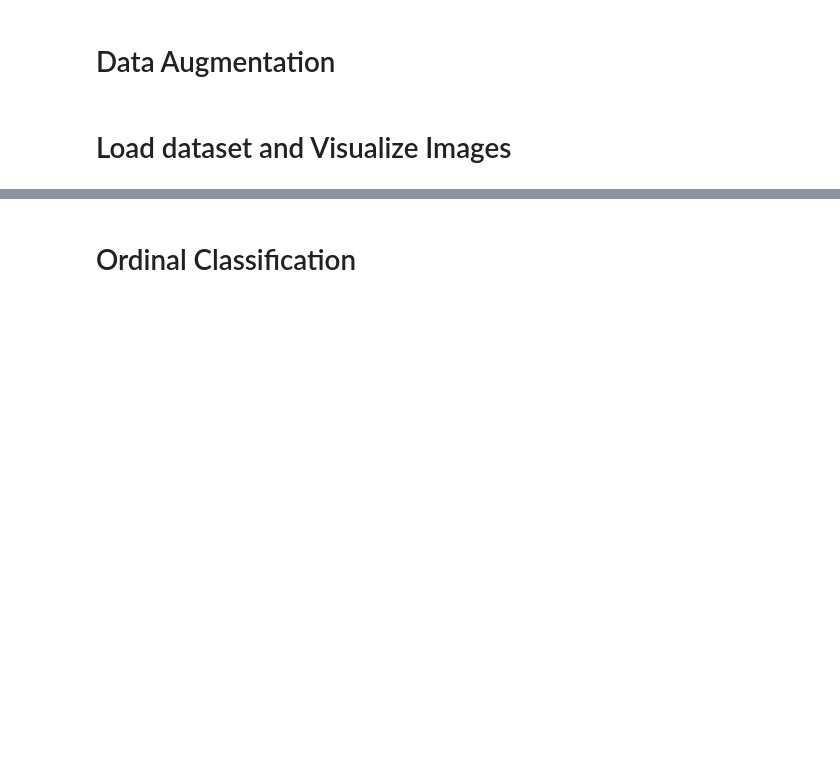
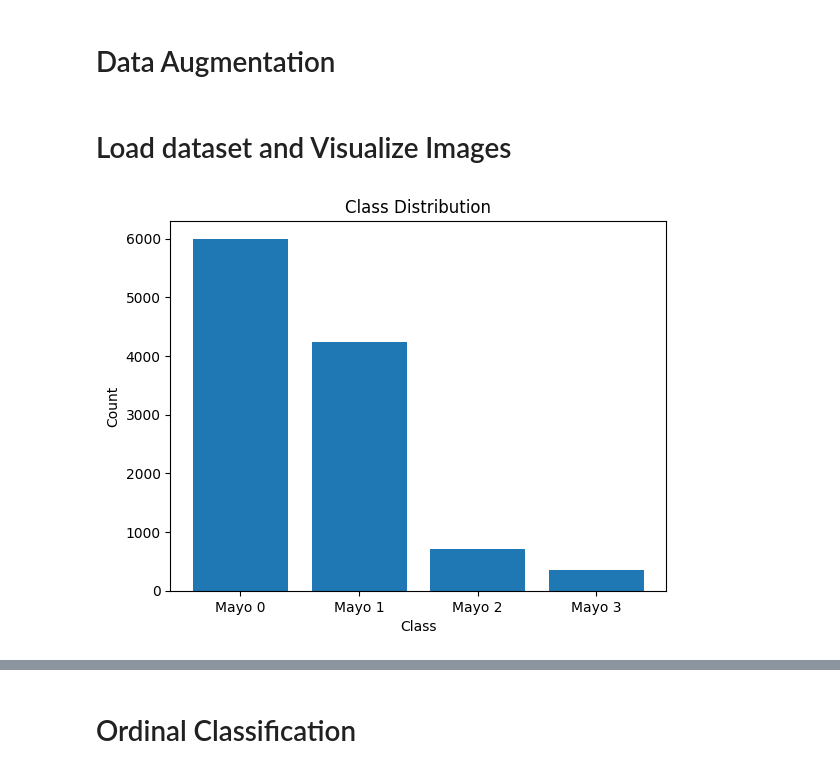
Before and after one commit to MauricioAI/ordinal_fine_grained_classification, a Jupyter notebook: ordinal-fine-grained-classification.ipynb, the cells around one changed output, grey strips where cells are left out. Drawn from its saved outputs; the diff is of its cells as text; code cells hidden in the pictures; blank space fills up the shorter version.

Commit message:
Kaggle Notebook | ordinal_fine_grained_classification | Version 1

```diff
--- a/ordinal-fine-grained-classification.ipynb
+++ b/ordinal-fine-grained-classification.ipynb
@@ -89,8 +591,3 @@ test_data = datasets.ImageFolder(root=os.path.join(data_dir,'test'), transform=t
-# %%
-# Cell to drop
-ordinal_dataloader = DataLoader(train_data, batch_size=32, shuffle=True)
-ordinal_dataloader_iter = iter(ordinal_dataloader)
-images, labels = next(ordinal_dataloader_iter)
 # %%
 # Load dataset to Cross Validation
 data_dir = '/kaggle/input/ordinal-classification-uc-v2/ordinal_classification_UC/'
@@ -123,2 +598,16 @@ def imshow(axe,img):
+# %%
+df = DataLoader(dataset, batch_size=32, shuffle=True)
+count = torch.zeros(NUM_ORDINAL_CLASSES, dtype=torch.long)
+for _,labels in df:
+    hist = torch.bincount(df_labels, minlength=NUM_ORDINAL_CLASSES)
+    count += hist
+# %%
+plt.bar(['Mayo 0', 'Mayo 1', 'Mayo 2', 'Mayo 3'], count.numpy())
+plt.xlabel("Class")
+plt.ylabel("Count")
+plt.title("Class Distribution")
+plt.show()
+# %% [output]
+[figure, added]
 # %%
 fig, axes = plt.subplots(1, 4, figsize=(15, 15))
```
Also changed, not shown: parts of 88 cells of this notebook.
